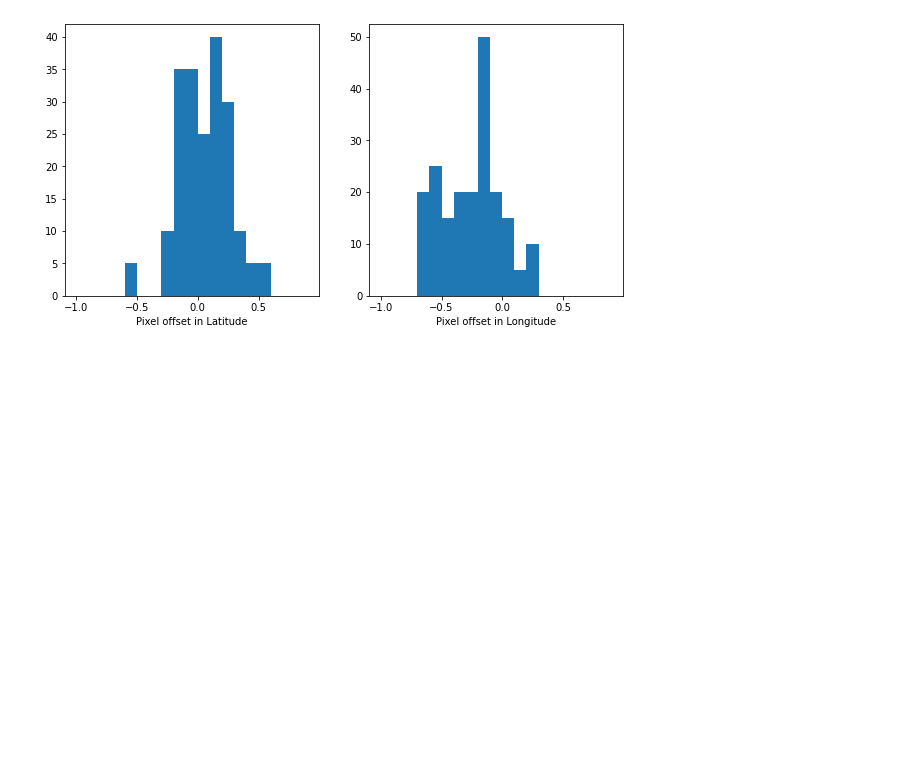
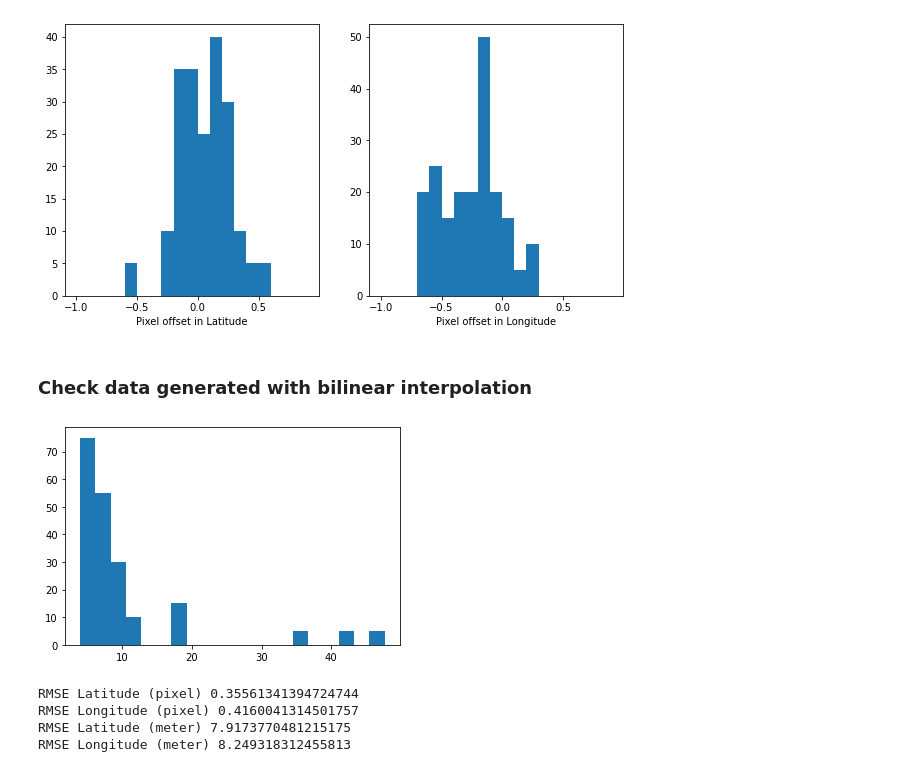
Before and after one commit to fangfy/deafrica-sandbox-notebooks, a Jupyter notebook: Datasets/Sentinel-1_NRB_sample_CR.ipynb, the cells around one changed output. Saved outputs shown, nothing was run; the diff lists cells and outputs as text; code cells hidden in the pictures; blank space fills up the shorter version.

```diff
--- a/Datasets/Sentinel-1_NRB_sample_CR.ipynb
+++ b/Datasets/Sentinel-1_NRB_sample_CR.ipynb
@@ -272,3 +273,63 @@ ax[1].hist((np.tile(cr_locations.Longitude.values, ntime) - c_lons)/ps, bins=np.
 ax[1].set_xlabel('Pixel offset in Longitude');
 # %% [output]
 [figure]
+# %% [markdown]
+### Check data generated with bilinear interpolation
+# %%
+combined_bilinear = load_s1_sample_combined('s1_nrb_bilinear', 'HH')
+# %%
+hs = 0.0008
+
+data_crs = []
+
+ntime = len(combined.time)
+for i in range(ntime):
+    s1 = combined_bilinear.HH.isel(time=0).compute()
+
+    for idx, row in cr_locations.iterrows():
+        try:
+            # is the CR in the scene?
+            d = s1.sel(x = row[col_lon].values[0], y = row[col_lat].values[0], method='nearest', tolerance=0.002)
+            x0, y0 = d.x.values, d.y.values
+            #data_crs[idx] = s1.sel(x = slice(x0-hs, x0+hs), y = slice(y0+hs, y0-hs))
+            data = s1.sel(x = slice(x0-hs, x0+hs), y = slice(y0+hs, y0-hs))
+            # is it visible?
+            peak = data.where(data==data.max()).dropna(dim='x', how='all').dropna(dim='y', how='any')
+            if peak.max()>3:
+                #print(row[col_lon].values, peak.x.values[0], row[col_lat].values, peak.y.values[0])
+                data_crs.append(data)
+            else:
+                print("not visible?", peak.max().values)
+        except KeyError:
+            pass
+    #
+# %%
+peaks = [d.max().values for d in data_crs]
+plt.hist(peaks, bins=20);
+# %% [output]
+[figure, added]
+# %%
+# center of mass all pixel
+
+c_lats = []
+c_lons = []
+for i in range(len(data_crs)):
+
+    # center of mass
+    fx = interpolate.interp1d(np.arange(len(data_crs[i].x)), data_crs[i].x.values)
+    fy = interpolate.interp1d(np.arange(len(data_crs[i].y)), data_crs[i].y.values)
+    x, y = ndimage.measurements.center_of_mass(data_crs[i].values)
+    c_lon, c_lat = fx(x), fy(y)
+
+    c_lats.append(c_lat)
+    c_lons.append(c_lon)
+
+print("RMSE Latitude (pixel)", np.sqrt(np.mean((np.tile(cr_locations.Latitude.values, ntime) - c_lats)**2))/ps)
+print("RMSE Longitude (pixel)", np.sqrt(np.mean((np.tile(cr_locations.Longitude.values, ntime) - c_lons)**2))/ps)
+print("RMSE Latitude (meter)", np.sqrt(np.mean((np.tile(cr_locations.Latitude.values, ntime) - c_lats)**2))*mpd_lat)
+print("RMSE Longitude (meter)", np.sqrt(np.mean((np.tile(cr_locations.Longitude.values, ntime) - c_lons)**2))*mpd_lon)
+# %% [output]
+RMSE Latitude (pixel) 0.35561341394724744
+RMSE Longitude (pixel) 0.4160041314501757
+RMSE Latitude (meter) 7.9173770481215175
+RMSE Longitude (meter) 8.249318312455813
```
Also changed, not shown: parts of 7 cells of this notebook.
